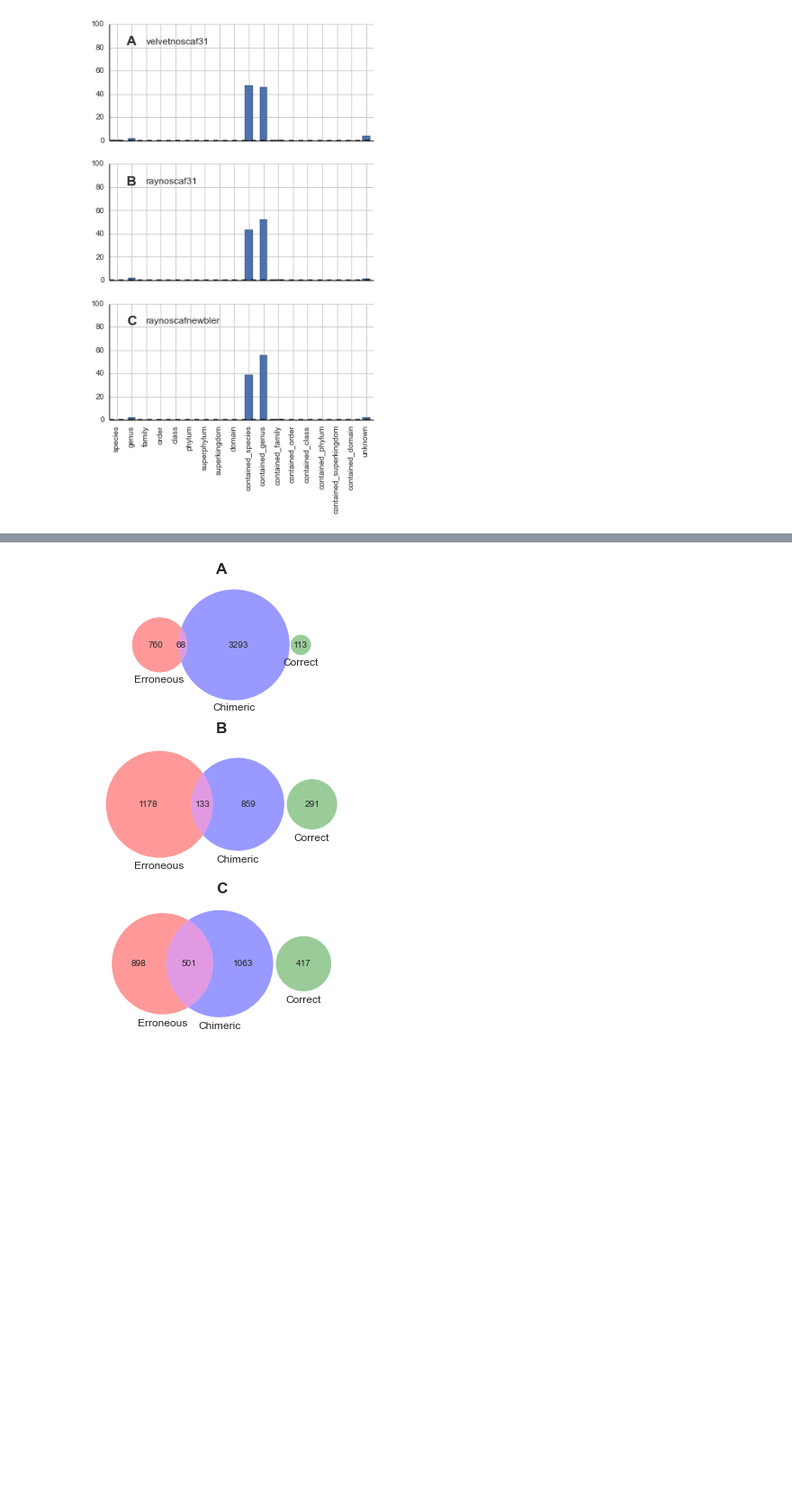
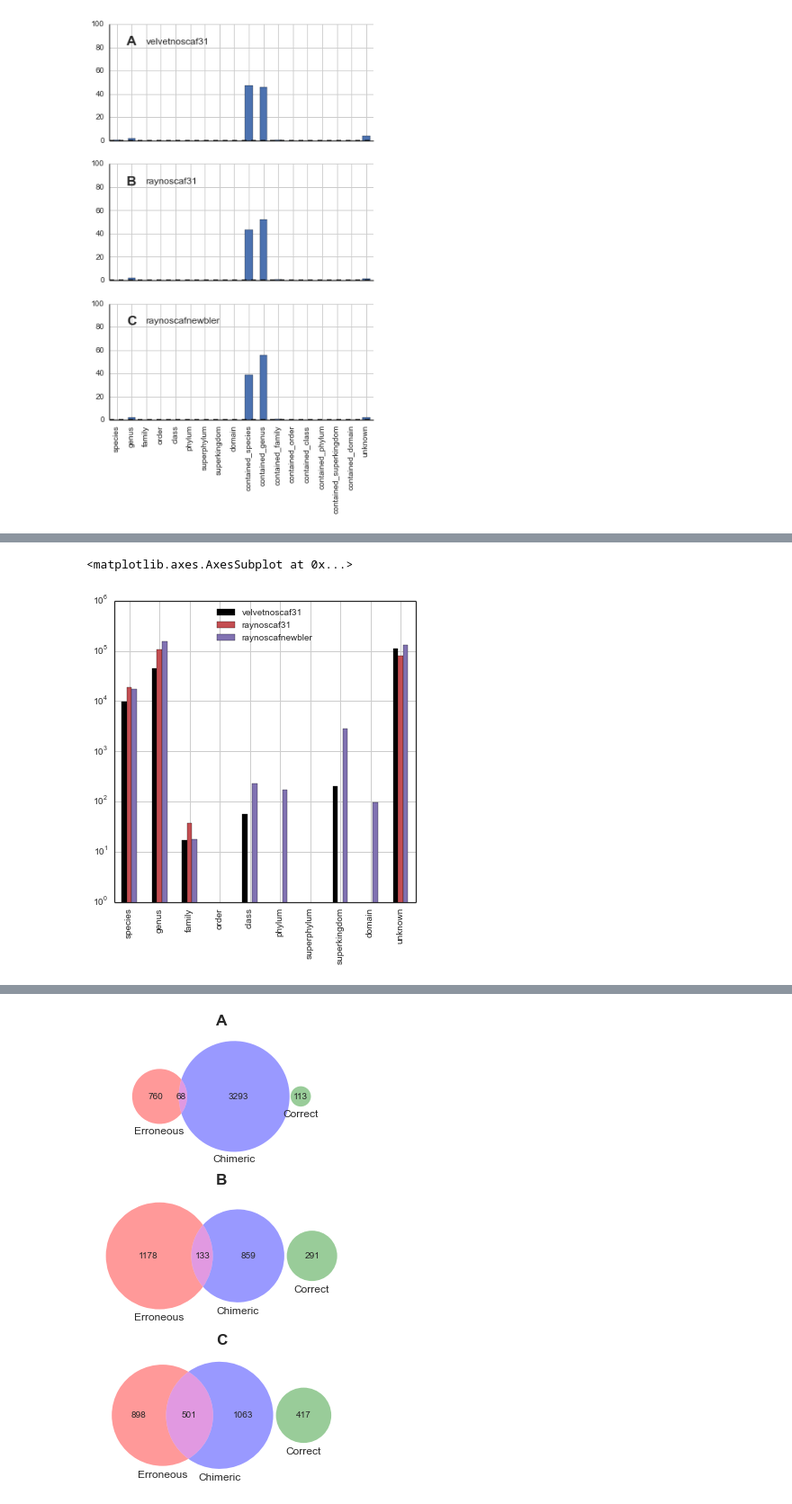
Before and after one commit to inodb/masmvali-publication, a Jupyter notebook: notebooks/kraken-publication-figures.ipynb, the cells around one changed output, grey strips where cells are left out. Shown at 90% size. Drawn from its saved outputs; the diff is of its cells as text; code cells hidden in the pictures; blank space fills up the shorter version.

```diff
--- a/notebooks/kraken-publication-figures.ipynb
+++ b/notebooks/kraken-publication-figures.ipynb
@@ -103,0 +112,12 @@ array([ 0.21471988,  0.39329017,  0.4158365 ])
+# %%
+mpl.rcParams['figure.figsize'] = 6, 6
+asms = ["velvetnoscaf31", "raynoscaf31", "raynoscafnewbler"]
+colors = sns.color_palette()
+
+
+lca_df = pd.DataFrame([k.lca_rank_kmer_count_sort.sum() for k in krakens_uneven],
+             index=asms)
+lca_df.ix[:,range(0,9)+[-1]].transpose().plot(kind='bar', color=('k',colors[2],colors[3]), ylim=[1,1e6],log=True)
+# %% [output]
+<matplotlib.axes.AxesSubplot at 0x...>
+[figure, added]
```
Also changed, not shown: parts of 7 cells of this notebook.
